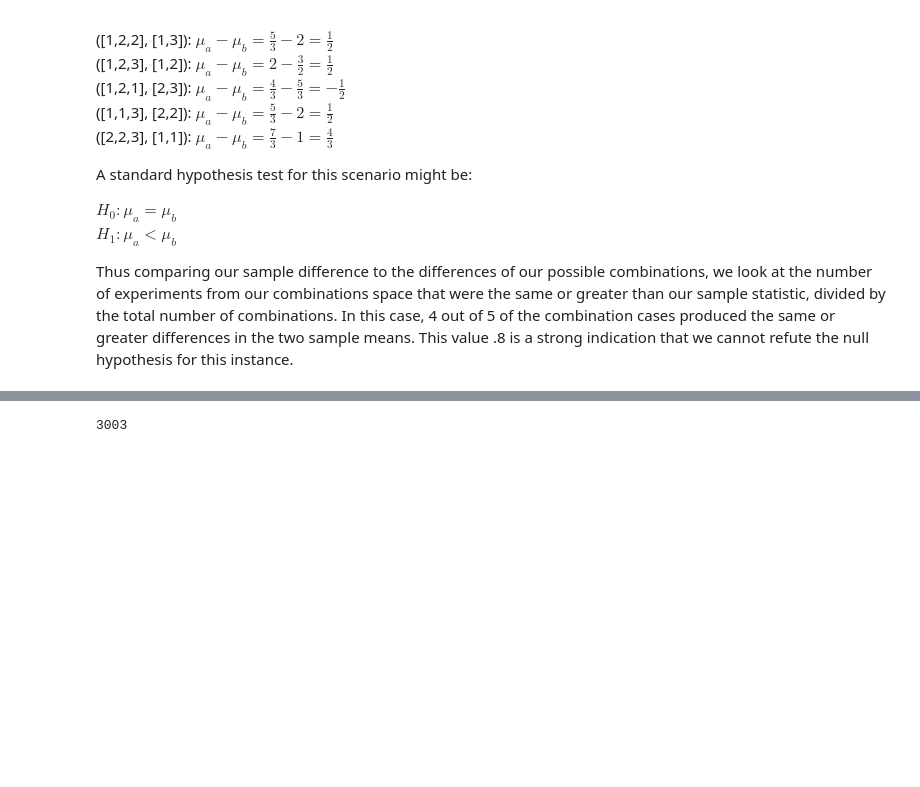
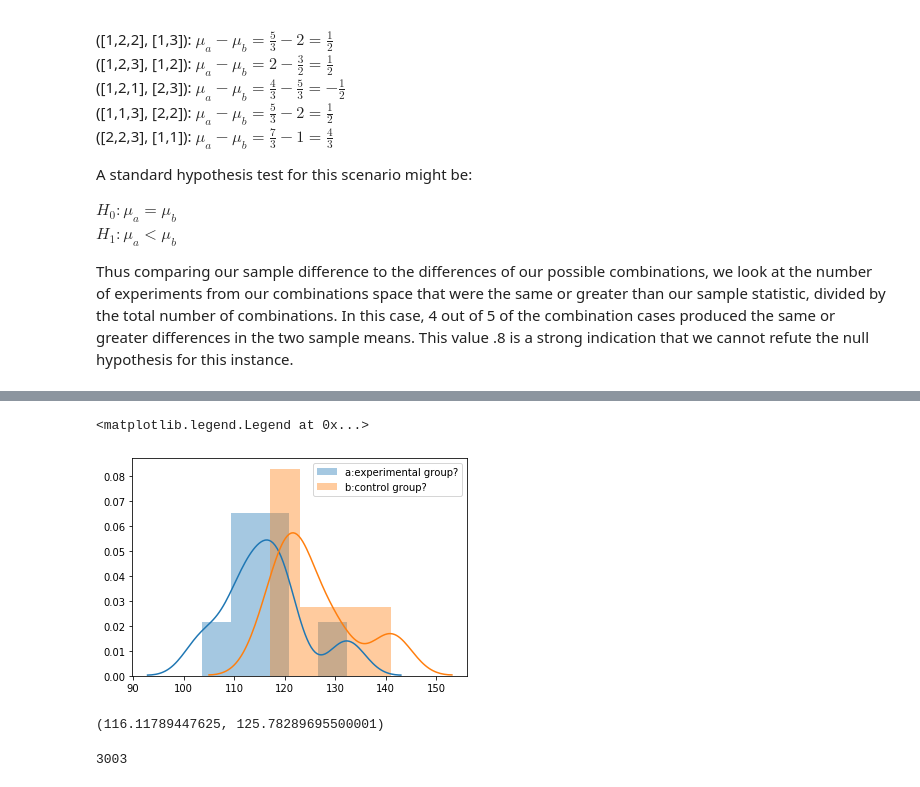
Before and after one commit to poariston/dsc-resampling-methods-lab-online-ds-pt-120919, a Jupyter notebook: index.ipynb, the cells around one changed output, grey strips where cells are left out. Drawn from its saved outputs; the diff is of its cells as text; code cells hidden in the pictures; blank space fills up the shorter version.

```diff
--- a/index.ipynb
+++ b/index.ipynb
@@ -402,6 +412,17 @@ a = [109.6927759 , 120.27296943, 103.54012038, 114.16555857,
        112.66413025, 118.30562665, 132.31196515, 117.99000948]
 b = [123.98967482, 141.11969004, 117.00293412, 121.6419775 ,
        129.93260914, 121.01049611]
+# %%
+sns.distplot(a,label="a:experimental group?")
+sns.distplot(b,label="b:control group?")
+plt.legend()
+# %% [output]
+<matplotlib.legend.Legend at 0x...>
+[figure, added]
+# %%
+np.mean(a),np.mean(b)
+# %% [output]
+(116.11789447625, 125.78289695500001)
 # %%
 # Your code here
 # ⏰ Expect your code to take several minutes to run
```
Also changed, not shown: parts of 37 cells of this notebook.
